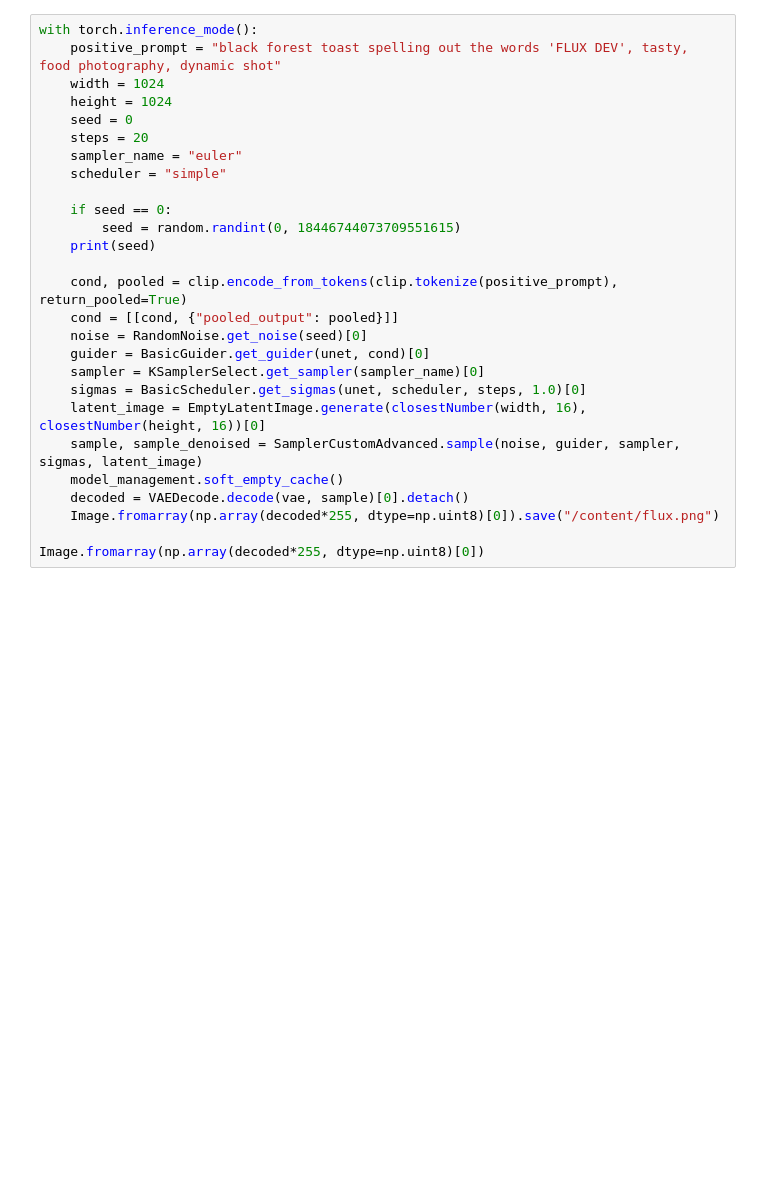
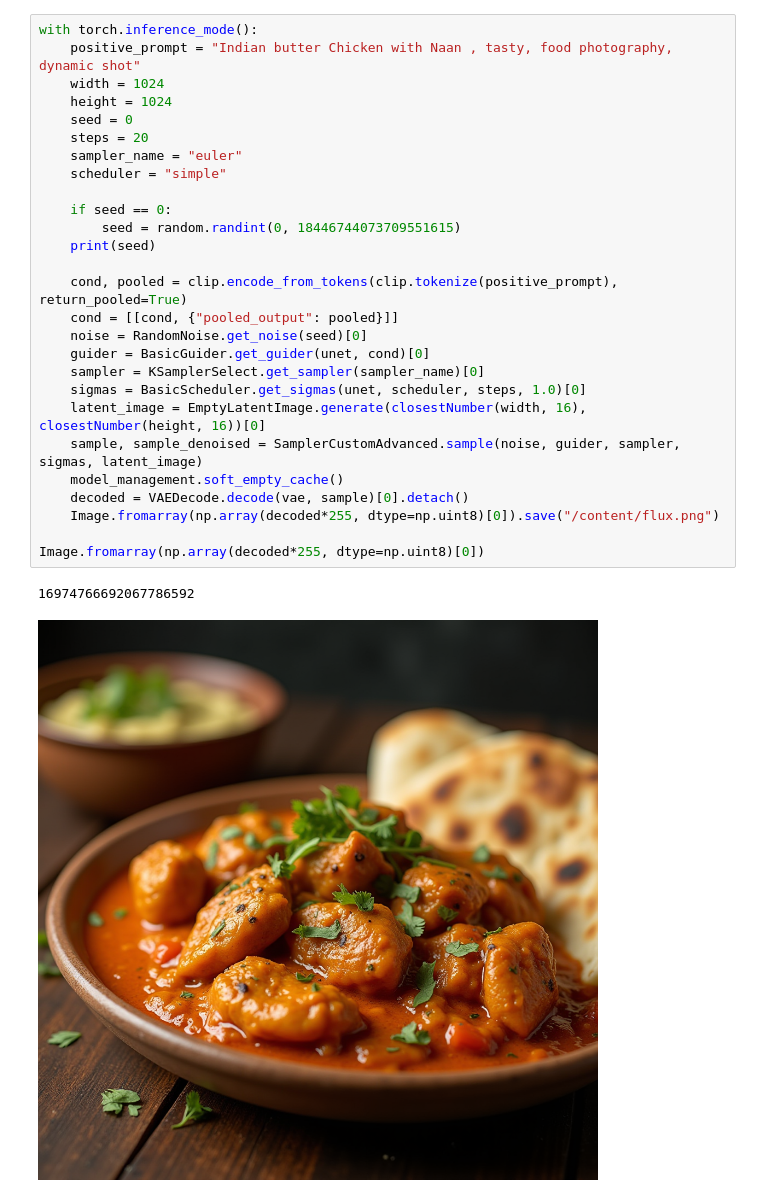
Before and after one commit to crzyfrg/supreme-octo-fiesta, a Jupyter notebook: flux.1-dev_jupyter.ipynb, the cells around one changed output. Cells and saved outputs as stored; diff of their text form; blank space fills up the shorter version.

```diff
--- a/flux.1-dev_jupyter.ipynb
+++ b/flux.1-dev_jupyter.ipynb
@@ -51,27 +70,30 @@ def closestNumber(n, m):
 # %%
 with torch.inference_mode():
-    positive_prompt = "black forest toast spelling out the words 'FLUX DEV', tasty, food photography, dynamic shot"
+    positive_prompt = "Indian butter Chicken with Naan , tasty, food photography, dynamic shot"
     width = 1024
     height = 1024
     seed = 0
     steps = 20
     sampler_name = "euler"
     scheduler = "simple"
 
     if seed == 0:
         seed = random.randint(0, 18446744073709551615)
     print(seed)
 
     cond, pooled = clip.encode_from_tokens(clip.tokenize(positive_prompt), return_pooled=True)
     cond = [[cond, {"pooled_output": pooled}]]
     noise = RandomNoise.get_noise(seed)[0]
     guider = BasicGuider.get_guider(unet, cond)[0]
     sampler = KSamplerSelect.get_sampler(sampler_name)[0]
     sigmas = BasicScheduler.get_sigmas(unet, scheduler, steps, 1.0)[0]
     latent_image = EmptyLatentImage.generate(closestNumber(width, 16), closestNumber(height, 16))[0]
     sample, sample_denoised = SamplerCustomAdvanced.sample(noise, guider, sampler, sigmas, latent_image)
     model_management.soft_empty_cache()
     decoded = VAEDecode.decode(vae, sample)[0].detach()
     Image.fromarray(np.array(decoded*255, dtype=np.uint8)[0]).save("/content/flux.png")
 
 Image.fromarray(np.array(decoded*255, dtype=np.uint8)[0])
+# %% [output]
+16974766692067786592
+[figure, added]
```
Also changed, not shown: parts of 1 cell of this notebook.
